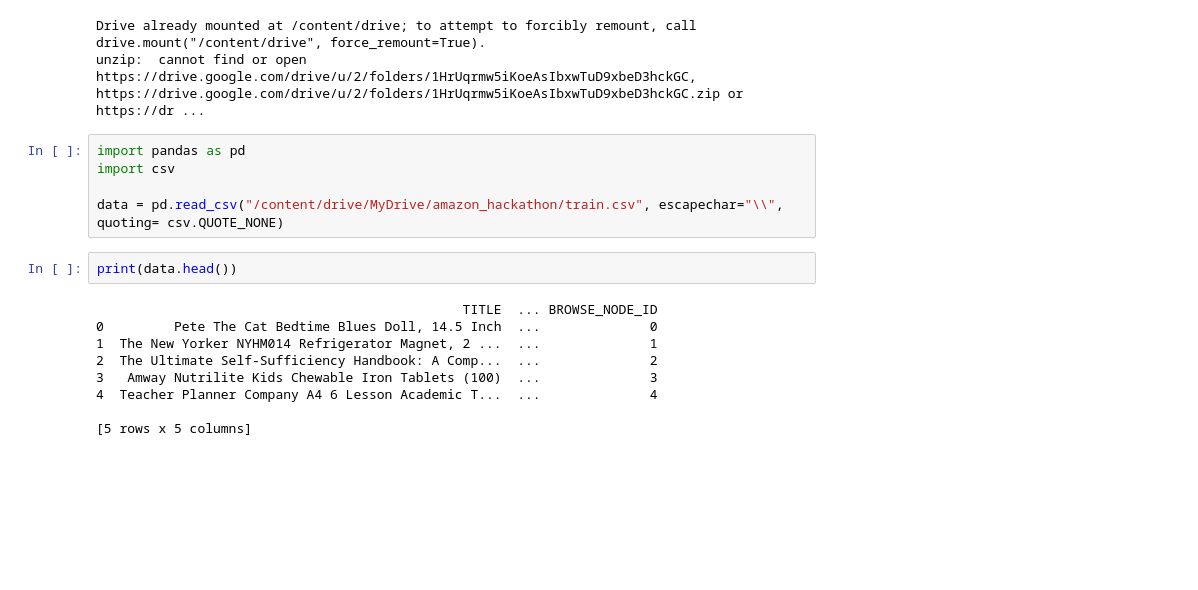
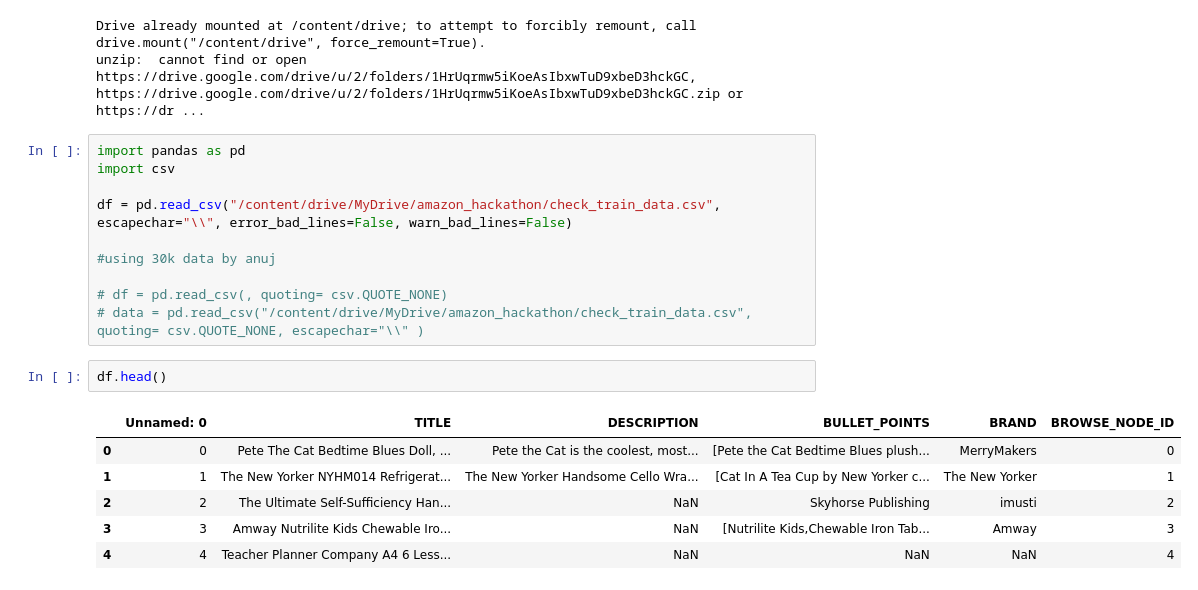
Before and after one commit to Hrudayangam/amazon_hackathon, a Jupyter notebook: Product_Browse_Node_Classification.ipynb, the cells around one changed output. Saved outputs shown, nothing was run; the diff lists cells and outputs as text; blank space fills up the shorter version.

```diff
--- a/Product_Browse_Node_Classification.ipynb
+++ b/Product_Browse_Node_Classification.ipynb
@@ -16,15 +18,18 @@ unzip:  cannot find or open https://drive.google.com/drive/u/2/folders/1HrUqrmw5
 import pandas as pd
 import csv
 
-data = pd.read_csv("/content/drive/MyDrive/amazon_hackathon/train.csv", escapechar="\\", quoting= csv.QUOTE_NONE)
+df = pd.read_csv("/content/drive/MyDrive/amazon_hackathon/check_train_data.csv", escapechar="\\", error_bad_lines=False, warn_bad_lines=False)
+
+#using 30k data by anuj
+
+# df = pd.read_csv(, quoting= csv.QUOTE_NONE)
+# data = pd.read_csv("/content/drive/MyDrive/amazon_hackathon/check_train_data.csv", quoting= csv.QUOTE_NONE, escapechar="\\" )
-# %%
-print(data.head())
-# %% [output]
-                                               TITLE  ... BROWSE_NODE_ID
-0         Pete The Cat Bedtime Blues Doll, 14.5 Inch  ...              0
-1  The New Yorker NYHM014 Refrigerator Magnet, 2 ...  ...              1
-2  The Ultimate Self-Sufficiency Handbook: A Comp...  ...              2
-3   Amway Nutrilite Kids Chewable Iron Tablets (100)  ...              3
-4  Teacher Planner Company A4 6 Lesson Academic T...  ...              4
-
-[5 rows x 5 columns]
+# %%
+df.head()
+# %% [output]
+|  | Unnamed: 0 | TITLE | DESCRIPTION | BULLET_POINTS | BRAND | BROWSE_NODE_ID |
+| 0 | 0 | Pete The Cat Bedtime Blues Doll, ... | Pete the Cat is the coolest, most... | [Pete the Cat Bedtime Blues plush... | MerryMakers | 0 |
+| 1 | 1 | The New Yorker NYHM014 Refrigerat... | The New Yorker Handsome Cello Wra... | [Cat In A Tea Cup by New Yorker c... | The New Yorker | 1 |
+| 2 | 2 | The Ultimate Self-Sufficiency Han... | NaN | Skyhorse Publishing | imusti | 2 |
+| 3 | 3 | Amway Nutrilite Kids Chewable Iro... | NaN | [Nutrilite Kids,Chewable Iron Tab... | Amway | 3 |
+| 4 | 4 | Teacher Planner Company A4 6 Less... | NaN | NaN | NaN | 4 |
```
Also changed, not shown: parts of 24 cells of this notebook.
